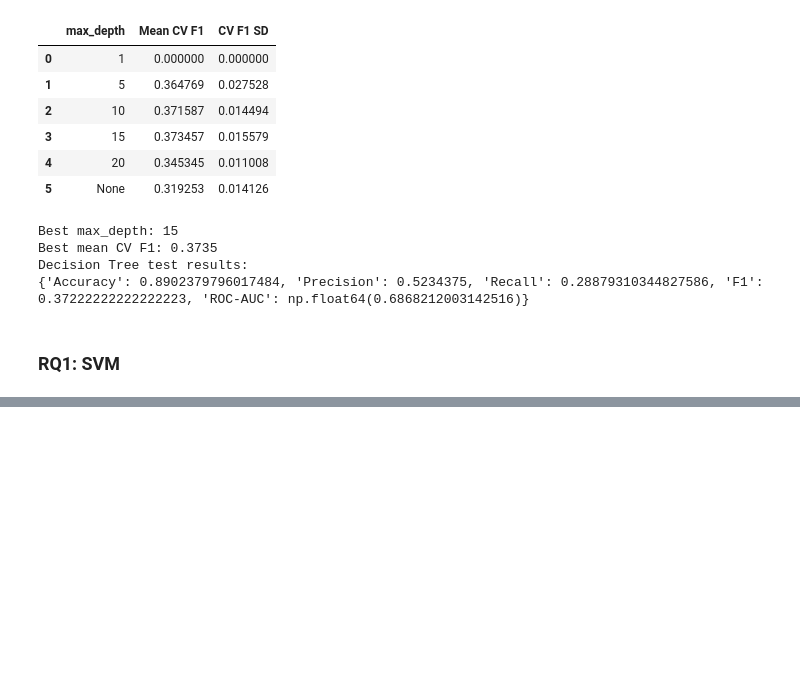
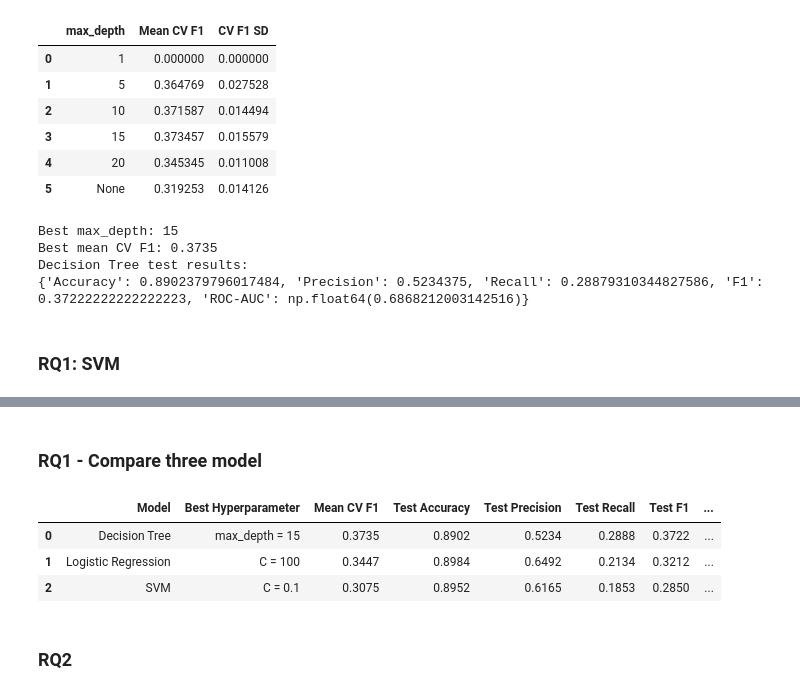
Before and after one commit to FredZ-U/COOMP-90049-Project2, a Jupyter notebook: A2_Bank_Marketing.ipynb, the cells around one changed output, grey strips where cells are left out. Saved outputs shown, nothing was run; the diff lists cells and outputs as text; code cells hidden in the pictures; blank space fills up the shorter version.

Commit message:
Complete traditional ML model evaluation

```diff
--- a/A2_Bank_Marketing.ipynb
+++ b/A2_Bank_Marketing.ipynb
@@ -932,9 +932,9 @@ from sklearn.metrics import (
 def evaluate_model(y_true, y_pred, y_prob):
     return {
         "Accuracy": accuracy_score(y_true, y_pred),
-        "Precision": precision_score(y_true, y_pred),
-        "Recall": recall_score(y_true, y_pred),
-        "F1": f1_score(y_true, y_pred),
+        "Precision": precision_score(y_true, y_pred, zero_division=0),
+        "Recall": recall_score(y_true, y_pred, zero_division=0),
+        "F1": f1_score(y_true, y_pred, zero_division=0),
         "ROC-AUC": roc_auc_score(y_true, y_prob)
     }
 # %%
@@ -1436,0 +1544,49 @@ Decision Tree test results:
+# %% [markdown]
+### RQ1 - Compare three model
+# %%
+rq1_results = pd.DataFrame([
+    {
+        "Model": "Logistic Regression",
+        "Best Hyperparameter": f"C = {best_lr_C}",
+        "Mean CV F1": best_lr_f1,
+        "Test Accuracy": lr_test_metrics["Accuracy"],
+        "Test Precision": lr_test_metrics["Precision"],
+        "Test Recall": lr_test_metrics["Recall"],
+        "Test F1": lr_test_metrics["F1"],
+        "Test ROC-AUC": lr_test_metrics["ROC-AUC"]
+    },
+    {
+        "Model": "Decision Tree",
+        "Best Hyperparameter": f"max_depth = {best_dt_depth}",
+        "Mean CV F1": best_dt_f1,
+        "Test Accuracy": dt_test_metrics["Accuracy"],
+        "Test Precision": dt_test_metrics["Precision"],
+        "Test Recall": dt_test_metrics["Recall"],
+        "Test F1": dt_test_metrics["F1"],
+        "Test ROC-AUC": dt_test_metrics["ROC-AUC"]
+    },
+    {
+        "Model": "SVM",
+        "Best Hyperparameter": f"C = {best_svm_C}",
+        "Mean CV F1": best_svm_f1,
+        "Test Accuracy": svm_test_metrics["Accuracy"],
+        "Test Precision": svm_test_metrics["Precision"],
+        "Test Recall": svm_test_metrics["Recall"],
+        "Test F1": svm_test_metrics["F1"],
+        "Test ROC-AUC": svm_test_metrics["ROC-AUC"]
+    }
+])
+
+rq1_results = rq1_results.sort_values(
+    by="Test F1",
+    ascending=False
+).reset_index(drop=True)
+
+display(rq1_results.round(4))
+# %% [output]
+|  | Model | Best Hyperparameter | Mean CV F1 | Test Accuracy | Test Precision | Test Recall | Test F1 | ... |
+| 0 | Decision Tree | max_depth = 15 | 0.3735 | 0.8902 | 0.5234 | 0.2888 | 0.3722 | ... |
+| 1 | Logistic Regression | C = 100 | 0.3447 | 0.8984 | 0.6492 | 0.2134 | 0.3212 | ... |
+| 2 | SVM | C = 0.1 | 0.3075 | 0.8952 | 0.6165 | 0.1853 | 0.2850 | ... |
+# %% [markdown]
+### RQ2
```
Also changed, not shown: parts of 10 cells of this notebook.
